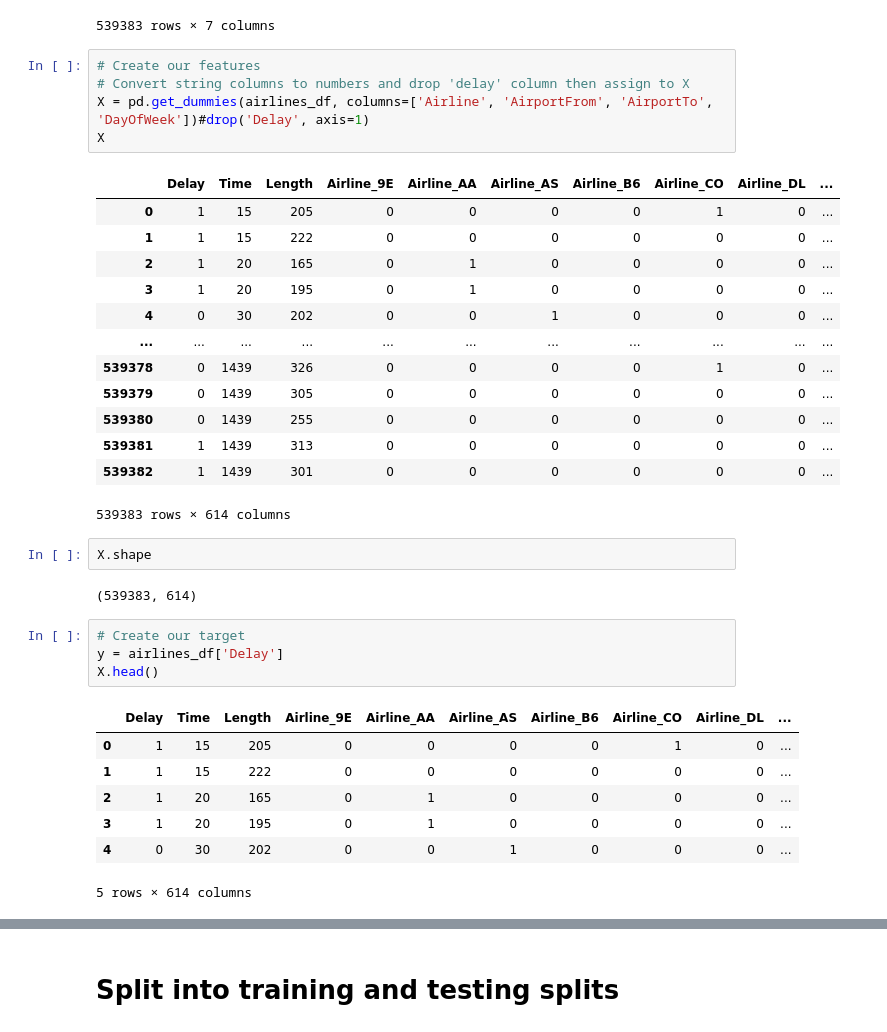
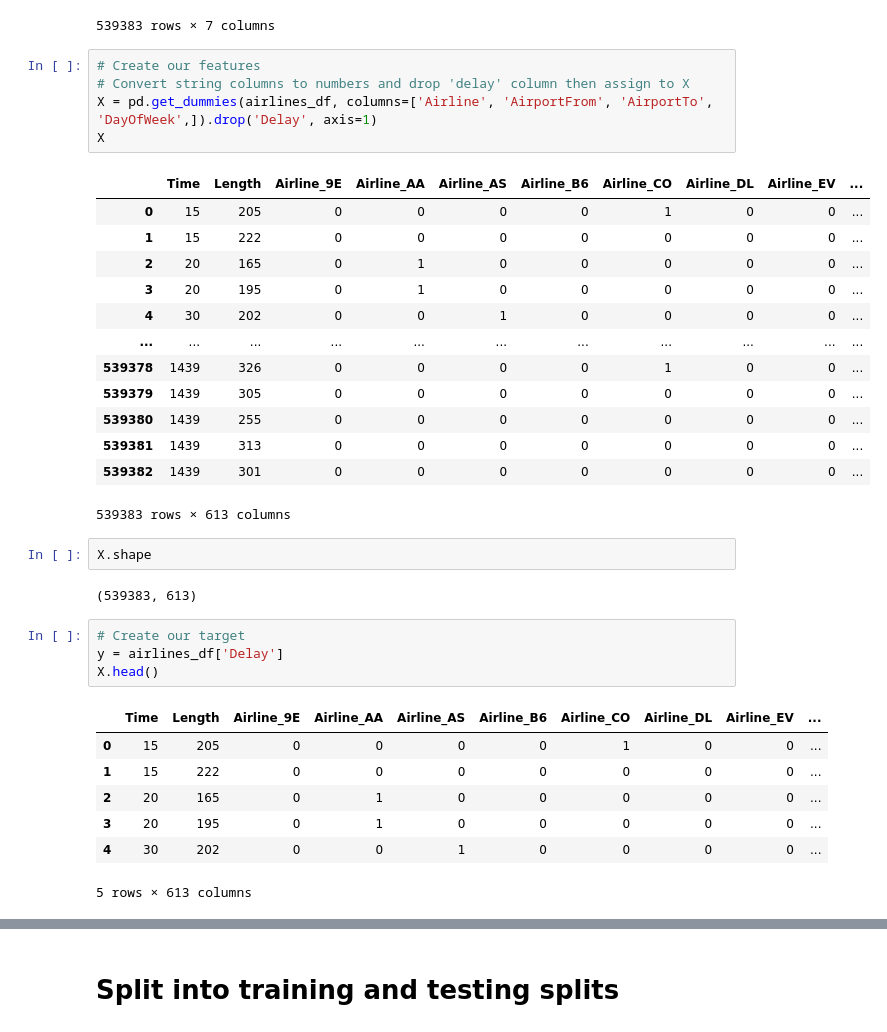
Before and after one commit to AidanH1998/Airplane-Group-1, a Jupyter notebook: Airlines ML.ipynb, the cells around one changed output, grey strips where cells are left out. Cells and saved outputs as stored; diff of their text form.

```diff
--- a/Airlines ML.ipynb
+++ b/Airlines ML.ipynb
@@ -156,35 +156,35 @@ airlines_df
 # %%
 # Create our features
 # Convert string columns to numbers and drop 'delay' column then assign to X
-X = pd.get_dummies(airlines_df, columns=['Airline', 'AirportFrom', 'AirportTo', 'DayOfWeek'])#drop('Delay', axis=1)
+X = pd.get_dummies(airlines_df, columns=['Airline', 'AirportFrom', 'AirportTo', 'DayOfWeek',]).drop('Delay', axis=1)
 X
 # %% [output]
-|  | Delay | Time | Length | Airline_9E | Airline_AA | Airline_AS | Airline_B6 | Airline_CO | Airline_DL | ... |
-| 0 | 1 | 15 | 205 | 0 | 0 | 0 | 0 | 1 | 0 | ... |
-| 1 | 1 | 15 | 222 | 0 | 0 | 0 | 0 | 0 | 0 | ... |
-| 2 | 1 | 20 | 165 | 0 | 1 | 0 | 0 | 0 | 0 | ... |
-| 3 | 1 | 20 | 195 | 0 | 1 | 0 | 0 | 0 | 0 | ... |
-| 4 | 0 | 30 | 202 | 0 | 0 | 1 | 0 | 0 | 0 | ... |
+|  | Time | Length | Airline_9E | Airline_AA | Airline_AS | Airline_B6 | Airline_CO | Airline_DL | Airline_EV | ... |
+| 0 | 15 | 205 | 0 | 0 | 0 | 0 | 1 | 0 | 0 | ... |
+| 1 | 15 | 222 | 0 | 0 | 0 | 0 | 0 | 0 | 0 | ... |
+| 2 | 20 | 165 | 0 | 1 | 0 | 0 | 0 | 0 | 0 | ... |
+| 3 | 20 | 195 | 0 | 1 | 0 | 0 | 0 | 0 | 0 | ... |
+| 4 | 30 | 202 | 0 | 0 | 1 | 0 | 0 | 0 | 0 | ... |
 | ... | ... | ... | ... | ... | ... | ... | ... | ... | ... | ... |
-| 539378 | 0 | 1439 | 326 | 0 | 0 | 0 | 0 | 1 | 0 | ... |
-| 539379 | 0 | 1439 | 305 | 0 | 0 | 0 | 0 | 0 | 0 | ... |
-| 539380 | 0 | 1439 | 255 | 0 | 0 | 0 | 0 | 0 | 0 | ... |
-| 539381 | 1 | 1439 | 313 | 0 | 0 | 0 | 0 | 0 | 0 | ... |
-| 539382 | 1 | 1439 | 301 | 0 | 0 | 0 | 0 | 0 | 0 | ... |
+| 539378 | 1439 | 326 | 0 | 0 | 0 | 0 | 1 | 0 | 0 | ... |
+| 539379 | 1439 | 305 | 0 | 0 | 0 | 0 | 0 | 0 | 0 | ... |
+| 539380 | 1439 | 255 | 0 | 0 | 0 | 0 | 0 | 0 | 0 | ... |
+| 539381 | 1439 | 313 | 0 | 0 | 0 | 0 | 0 | 0 | 0 | ... |
+| 539382 | 1439 | 301 | 0 | 0 | 0 | 0 | 0 | 0 | 0 | ... |
-539383 rows × 614 columns
+539383 rows × 613 columns
 # %%
 X.shape
 # %% [output]
-(539383, 614)
+(539383, 613)
 # %%
 # Create our target
 y = airlines_df['Delay']
 X.head()
 # %% [output]
-|  | Delay | Time | Length | Airline_9E | Airline_AA | Airline_AS | Airline_B6 | Airline_CO | Airline_DL | ... |
-| 0 | 1 | 15 | 205 | 0 | 0 | 0 | 0 | 1 | 0 | ... |
-| 1 | 1 | 15 | 222 | 0 | 0 | 0 | 0 | 0 | 0 | ... |
-| 2 | 1 | 20 | 165 | 0 | 1 | 0 | 0 | 0 | 0 | ... |
-| 3 | 1 | 20 | 195 | 0 | 1 | 0 | 0 | 0 | 0 | ... |
-| 4 | 0 | 30 | 202 | 0 | 0 | 1 | 0 | 0 | 0 | ... |
+|  | Time | Length | Airline_9E | Airline_AA | Airline_AS | Airline_B6 | Airline_CO | Airline_DL | Airline_EV | ... |
+| 0 | 15 | 205 | 0 | 0 | 0 | 0 | 1 | 0 | 0 | ... |
+| 1 | 15 | 222 | 0 | 0 | 0 | 0 | 0 | 0 | 0 | ... |
+| 2 | 20 | 165 | 0 | 1 | 0 | 0 | 0 | 0 | 0 | ... |
+| 3 | 20 | 195 | 0 | 1 | 0 | 0 | 0 | 0 | 0 | ... |
+| 4 | 30 | 202 | 0 | 0 | 1 | 0 | 0 | 0 | 0 | ... |
-5 rows × 614 columns
+5 rows × 613 columns
```
Also changed, not shown: parts of 20 cells of this notebook.
